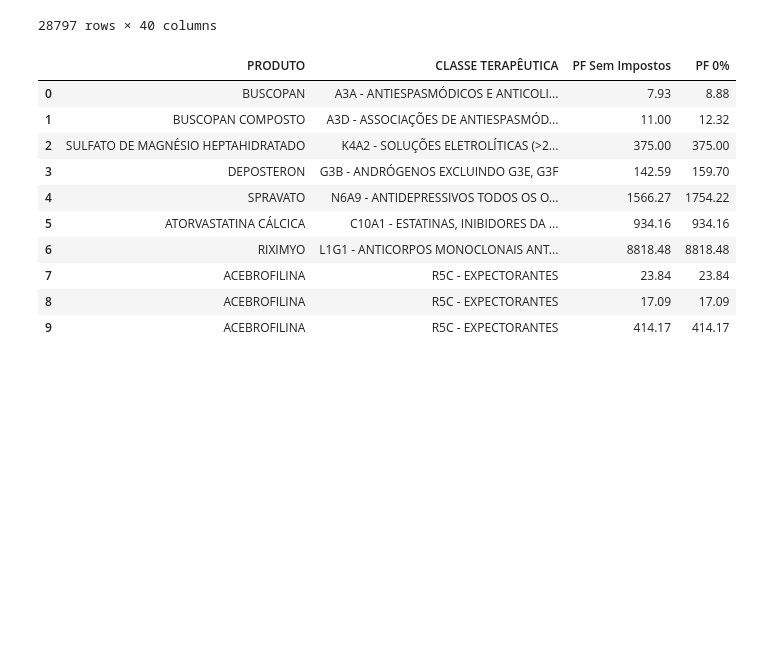
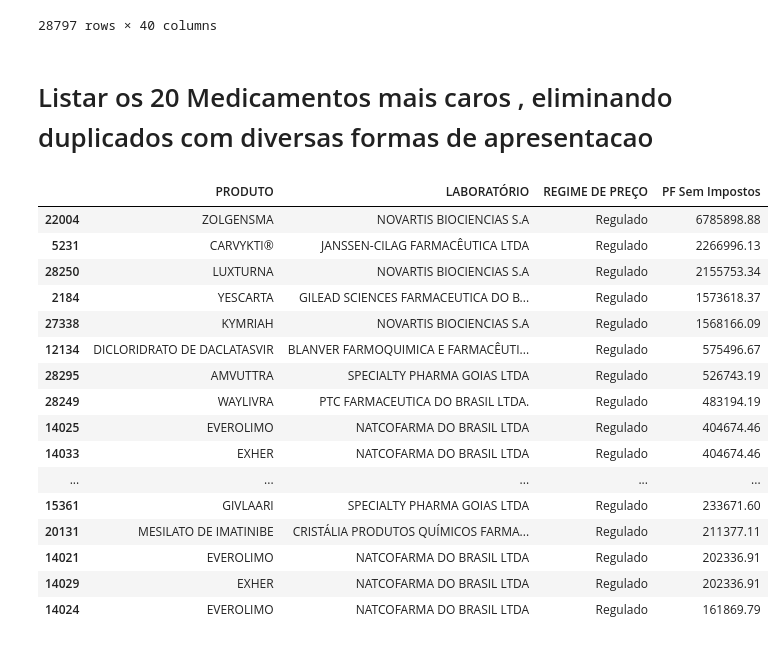
Before and after one commit to pioctba/Projeto_ADA_2, a Jupyter notebook: Projeto_ADA_Medicamentos.ipynb, the cells around one changed output. Saved outputs shown, nothing was run; the diff lists cells and outputs as text; code cells hidden in the pictures; blank space fills up the shorter version.

```diff
--- a/Projeto_ADA_Medicamentos.ipynb
+++ b/Projeto_ADA_Medicamentos.ipynb
@@ -38,7 +38,7 @@ import seaborn as sns
 # %% [markdown]
 # Realiza importacao do arquivo CSV. Validar sempre o caminho do arquivo em sua maquina local
 # %%
-df = pd.read_csv (r"C:\Users\rpbona1\Desktop\rpb\Medicamentos_Brasil.csv" , sep="," , encoding='UTF-8')
+df = pd.read_csv (r"C:\Users\Casa\Desktop\Projeto\medicamentos_anvisa.csv" , sep="," , encoding='UTF-8')
 # %%
 df.head()
 # %% [output]
@@ -179,16 +186,24 @@ df.sort_values('PF Sem Impostos' , ascending=False)
+# %% [markdown]
+# Listar os 20 Medicamentos mais caros , eliminando  duplicados com diversas formas de apresentacao
 # %%
-df.sort_values(['PF Sem Impostos','PF 0%'], ascending=[False, True])
-df1 = df.iloc[:,[3,5,8,9] ]
-df1.head(10)
+sorted_df = df.sort_values(['PF Sem Impostos','PF 0%'], ascending=False)
+filtered_columns_df = sorted_df.iloc[:, [3,2, 7, 8]]
+filtered_columns_df.drop_duplicates().head(20)
 # %% [output]
-|  | PRODUTO | CLASSE TERAPÊUTICA | PF Sem Impostos | PF 0% |
-| 0 | BUSCOPAN | A3A - ANTIESPASMÓDICOS E ANTICOLI... | 7.93 | 8.88 |
-| 1 | BUSCOPAN COMPOSTO | A3D - ASSOCIAÇÕES DE ANTIESPASMÓD... | 11.00 | 12.32 |
-| 2 | SULFATO DE MAGNÉSIO HEPTAHIDRATADO | K4A2 - SOLUÇÕES ELETROLÍTICAS (>2... | 375.00 | 375.00 |
-| 3 | DEPOSTERON | G3B - ANDRÓGENOS EXCLUINDO G3E, G3F | 142.59 | 159.70 |
-| 4 | SPRAVATO | N6A9 - ANTIDEPRESSIVOS TODOS OS O... | 1566.27 | 1754.22 |
-| 5 | ATORVASTATINA CÁLCICA | C10A1 - ESTATINAS, INIBIDORES DA ... | 934.16 | 934.16 |
-| 6 | RIXIMYO | L1G1 - ANTICORPOS MONOCLONAIS ANT... | 8818.48 | 8818.48 |
-| 7 | ACEBROFILINA | R5C - EXPECTORANTES | 23.84 | 23.84 |
-| 8 | ACEBROFILINA | R5C - EXPECTORANTES | 17.09 | 17.09 |
-| 9 | ACEBROFILINA | R5C - EXPECTORANTES | 414.17 | 414.17 |
+|  | PRODUTO | LABORATÓRIO | REGIME DE PREÇO | PF Sem Impostos |
+| 22004 | ZOLGENSMA | NOVARTIS BIOCIENCIAS S.A | Regulado | 6785898.88 |
+| 5231 | CARVYKTI® | JANSSEN-CILAG FARMACÊUTICA LTDA | Regulado | 2266996.13 |
+| 28250 | LUXTURNA | NOVARTIS BIOCIENCIAS S.A | Regulado | 2155753.34 |
+| 2184 | YESCARTA | GILEAD SCIENCES FARMACEUTICA DO B... | Regulado | 1573618.37 |
+| 27338 | KYMRIAH | NOVARTIS BIOCIENCIAS S.A | Regulado | 1568166.09 |
+| 12134 | DICLORIDRATO DE DACLATASVIR | BLANVER FARMOQUIMICA E FARMACÊUTI... | Regulado | 575496.67 |
+| 28295 | AMVUTTRA | SPECIALTY PHARMA GOIAS LTDA | Regulado | 526743.19 |
+| 28249 | WAYLIVRA | PTC FARMACEUTICA DO BRASIL LTDA. | Regulado | 483194.19 |
+| 14025 | EVEROLIMO | NATCOFARMA DO BRASIL LTDA | Regulado | 404674.46 |
+| 14033 | EXHER | NATCOFARMA DO BRASIL LTDA | Regulado | 404674.46 |
+| ... | ... | ... | ... | ... |
+| 15361 | GIVLAARI | SPECIALTY PHARMA GOIAS LTDA | Regulado | 233671.60 |
+| 20131 | MESILATO DE IMATINIBE | CRISTÁLIA PRODUTOS QUÍMICOS FARMA... | Regulado | 211377.11 |
+| 14021 | EVEROLIMO | NATCOFARMA DO BRASIL LTDA | Regulado | 202336.91 |
+| 14029 | EXHER | NATCOFARMA DO BRASIL LTDA | Regulado | 202336.91 |
+| 14024 | EVEROLIMO | NATCOFARMA DO BRASIL LTDA | Regulado | 161869.79 |
```
Also changed, not shown: parts of 13 cells of this notebook.
